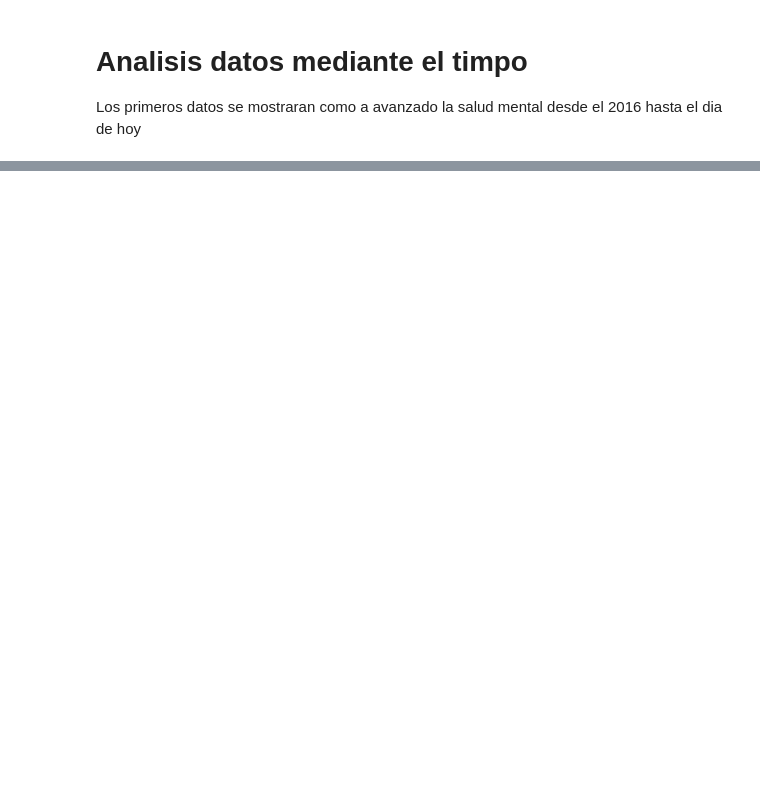
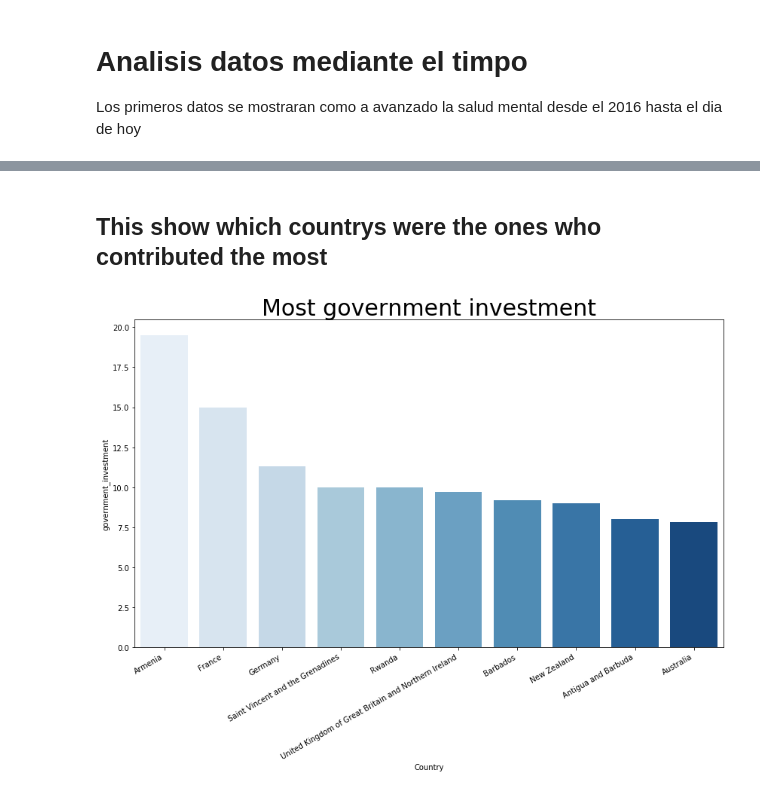
Before and after one commit to ladiidie5/TechLabs-Project, a Jupyter notebook: analysis_data/plot_data.ipynb, the cells around one changed output, grey strips where cells are left out. Drawn from its saved outputs; the diff is of its cells as text; code cells hidden in the pictures; blank space fills up the shorter version.

Commit message:
upload the graphics plot

```diff
--- a/analysis_data/plot_data.ipynb
+++ b/analysis_data/plot_data.ipynb
@@ -10,0 +10,4 @@ ModuleNotFoundError: No module named 'numpy'
+# %%
+df = pd.read_csv('./data_health/dataforwho.csv')
+for p in df.columns:
+    print('>', p)
@@ -10,0 +61,24 @@ ModuleNotFoundError: No module named 'numpy'
+# %%
+# change the name of the columns
+result = df.rename(columns={'Government expenditures on mental hospitals as a percentage of total government expenditures on mental health (%)':
+                            'government_investment'})
+# this is for select only
+co = result.dropna(subset=['government_investment'], how='all')
+contribution = co[['Country', 'government_investment']]
+# select just the 10 most contribution
+most_contribution = contribution.sort_values('government_investment',ascending=False).head(10)
+# %% [markdown]
+## This show which countrys were the ones who contributed the most
+# %%
+plt.figure(figsize=(14,8))
+co = sns.barplot(
+    x = 'Country',
+    y = 'government_investment',
+    data = most_contribution,
+    palette = 'Blues')
+co.axes.set_title("Most government investment",fontsize=30)
+a = co.set_xticklabels(co.get_xticklabels(), rotation=390, horizontalalignment='right')
+fig = co.get_figure()
+fig.savefig('graphics/gob_invest')
+# %% [output]
+[figure, added]
```
Also changed, not shown: parts of 11 cells of this notebook, 7 other files.
